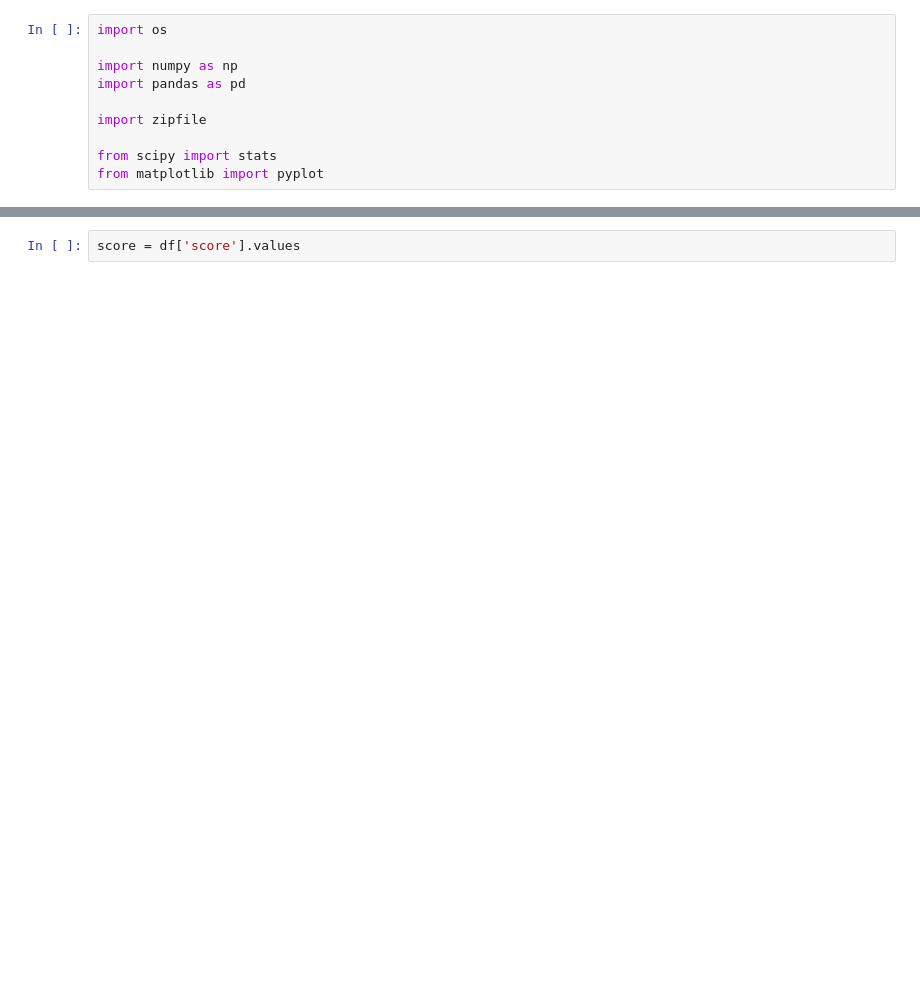
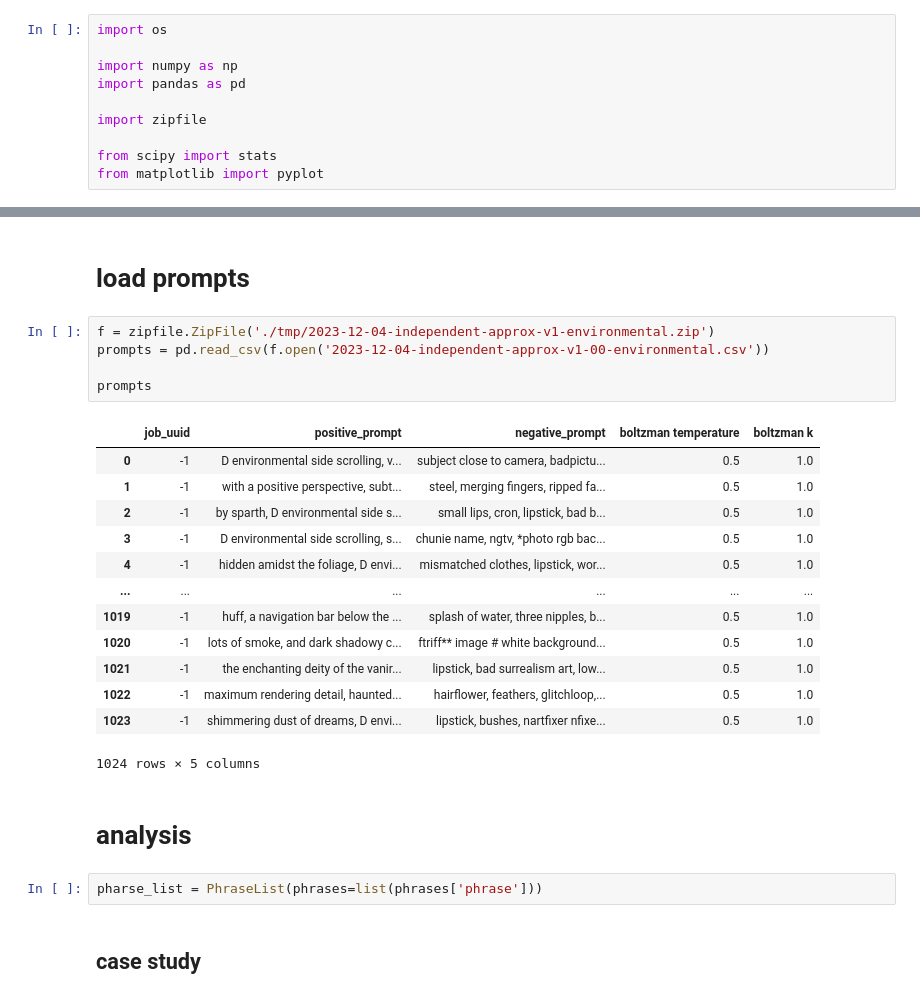
Before and after one commit to kk-digital/kcg-ml-image-pipeline, a Jupyter notebook: scripts/notebooks/han/032_prompt_analysis.ipynb, the cells around one changed output, grey strips where cells are left out. Saved outputs shown, nothing was run; the diff lists cells and outputs as text; blank space fills up the shorter version.

```diff
--- a/scripts/notebooks/han/032_prompt_analysis.ipynb
+++ b/scripts/notebooks/han/032_prompt_analysis.ipynb
@@ -33,2 +43,27 @@ df
-# %%
-score = df['score'].values
+# %% [markdown]
+# load prompts
+# %%
+f = zipfile.ZipFile('./tmp/2023-12-04-independent-approx-v1-environmental.zip')
+prompts = pd.read_csv(f.open('2023-12-04-independent-approx-v1-00-environmental.csv'))
+
+prompts
+# %% [output]
+|  | job_uuid | positive_prompt | negative_prompt | boltzman temperature | boltzman k |
+| 0 | -1 | D environmental side scrolling, v... | subject close to camera, badpictu... | 0.5 | 1.0 |
+| 1 | -1 | with a positive perspective, subt... | steel, merging fingers, ripped fa... | 0.5 | 1.0 |
+| 2 | -1 | by sparth, D environmental side s... | small lips, cron, lipstick, bad b... | 0.5 | 1.0 |
+| 3 | -1 | D environmental side scrolling, s... | chunie name, ngtv, *photo rgb bac... | 0.5 | 1.0 |
+| 4 | -1 | hidden amidst the foliage, D envi... | mismatched clothes, lipstick, wor... | 0.5 | 1.0 |
+| ... | ... | ... | ... | ... | ... |
+| 1019 | -1 | huff, a navigation bar below the ... | splash of water, three nipples, b... | 0.5 | 1.0 |
+| 1020 | -1 | lots of smoke, and dark shadowy c... | ftriff** image # white background... | 0.5 | 1.0 |
+| 1021 | -1 | the enchanting deity of the vanir... | lipstick, bad surrealism art, low... | 0.5 | 1.0 |
+| 1022 | -1 | maximum rendering detail, haunted... | hairflower, feathers, glitchloop,... | 0.5 | 1.0 |
+| 1023 | -1 | shimmering dust of dreams, D envi... | lipstick, bushes, nartfixer nfixe... | 0.5 | 1.0 |
+1024 rows × 5 columns
+# %% [markdown]
+# analysis
+# %%
+pharse_list = PhraseList(phrases=list(phrases['phrase']))
+# %% [markdown]
+## case study
```
Also changed, not shown: parts of 17 cells of this notebook.
